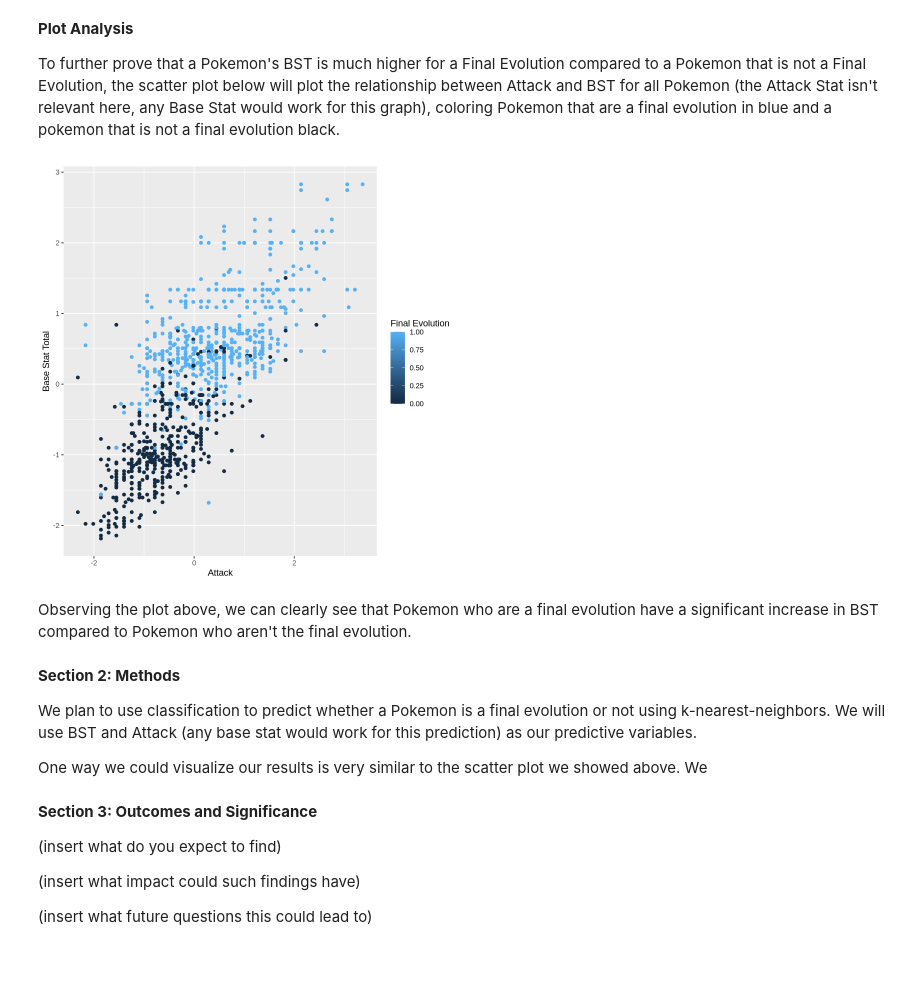
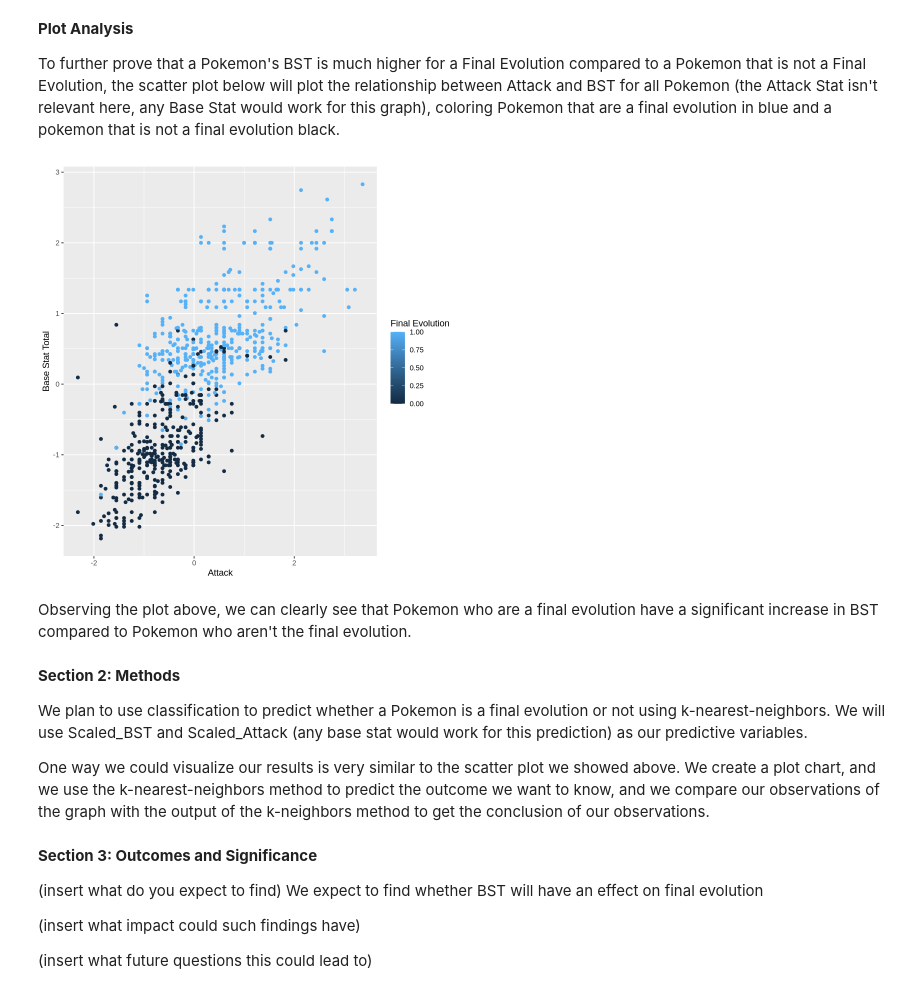
Before and after one commit to bradyb2005/dsci-100-group-6, a Jupyter notebook: Proposal.ipynb, the cells around one changed output. Saved outputs shown, nothing was run; the diff lists cells and outputs as text; code cells hidden in the pictures; blank space fills up the shorter version.

```diff
--- a/Proposal.ipynb
+++ b/Proposal.ipynb
@@ -208,25 +208,27 @@ To further prove that a Pokemon's BST is much higher for a Final Evolution compa
 # %%
 ## this scatterplot will plot a Pokemon's Attack on the x-axis and the BST on the y-axis,
 ## coloring Final Evolutions as blue and not Final Evolutions as black.
-capture_data <- pokemon_data_selected_1 |>
+capture_data <- pokemon_train |>
     ggplot(aes(x = scaled_Att, y = scaled_BST, color = `Final Evolution`)) +
     geom_point() +
     labs(x= "Attack", y = "Base Stat Total")
 capture_data
 # %% [output]
-[figure, old version]
+[figure, new version]
 # %% [markdown]
 Observing the plot above, we can clearly see that Pokemon who are a final evolution have a significant increase in BST compared to Pokemon who aren't the final evolution.
 # %% [markdown]
 **Section 2: Methods**
 
-We plan to use classification to predict whether a Pokemon is a final evolution or not using k-nearest-neighbors. We will use BST and Attack (any base stat would work for this prediction) as our predictive variables.
+We plan to use classification to predict whether a Pokemon is a final evolution or not using k-nearest-neighbors. We will use Scaled_BST and Scaled_Attack (any base stat would work for this prediction) as our predictive variables.
 
-One way we could visualize our results is very similar to the scatter plot we showed above. We
+One way we could visualize our results is very similar to the scatter plot we showed above. We create a plot chart, and we use the k-nearest-neighbors method to predict the outcome we want to know, and we compare our observations of the graph with the output of the k-neighbors method to get the conclusion of our observations.
 # %% [markdown]
 **Section 3: Outcomes and Significance**
 
 (insert what do you expect to find)
+We expect to find whether BST will have an effect on final evolution
+
 
 (insert what impact could such findings have)
 
```
Also changed, not shown: parts of 4 cells of this notebook.
